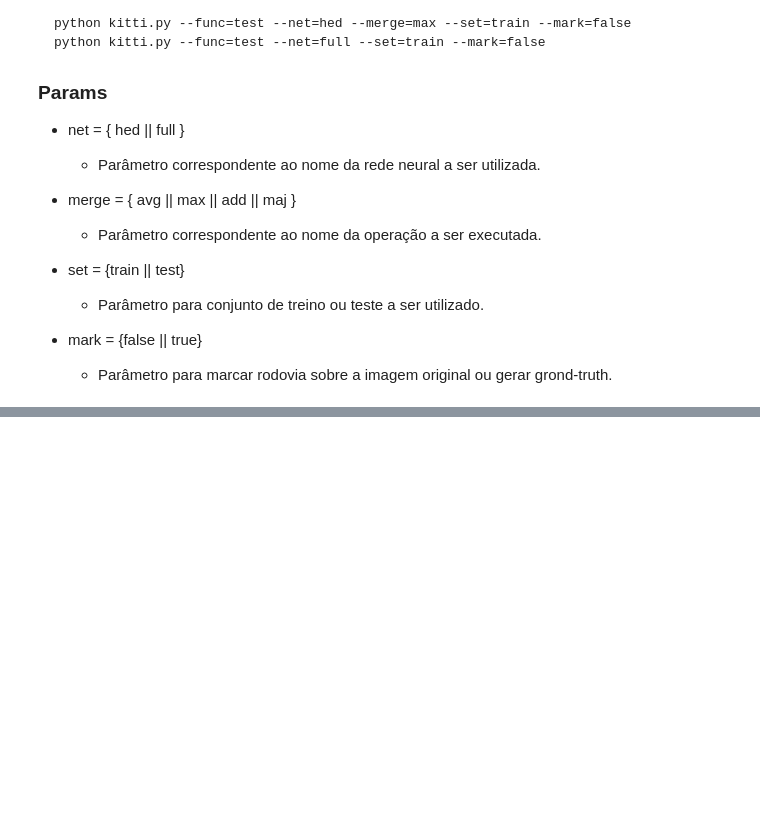
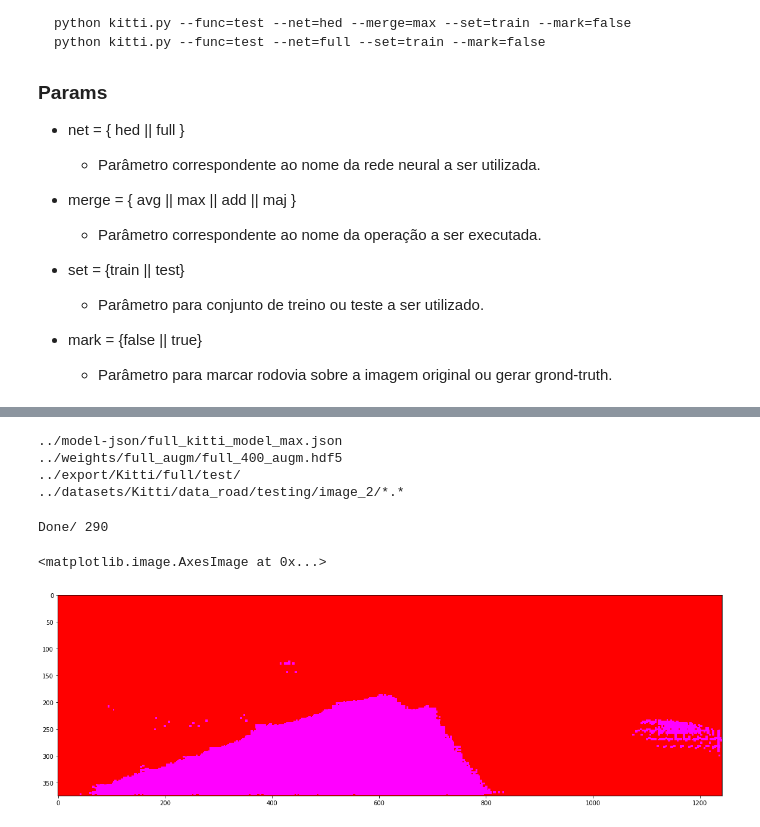
Before and after one commit to falreis/segmentation-eval, a Jupyter notebook: code/AMRP/main.ipynb, the cells around one changed output, grey strips where cells are left out. Drawn from its saved outputs; the diff is of its cells as text; code cells hidden in the pictures; blank space fills up the shorter version.

```diff
--- a/code/AMRP/main.ipynb
+++ b/code/AMRP/main.ipynb
@@ -135,6 +150,26 @@ tek.test(net='hed', merge_name='max', set_name='test', mark=True)
 # %%
+#mostrar a imagem resultante ("ground-truth" gerado)
+
 import test_kitti as tek
-tek.test(net='full', merge_name=None, set_name='test', mark=True)
+tek.test(net='full', merge_name=None, set_name='test', mark=False)
+# %% [output]
+../model-json/full_kitti_model_max.json
+../weights/full_augm/full_400_augm.hdf5
+../export/Kitti/full/test/
+../datasets/Kitti/data_road/testing/image_2/*.*
+Done/ 290
+# %%
+import matplotlib.pyplot as plt
+import matplotlib.image as mpimg
+
+img_name = '../export/Kitti/full/test/um_000000.png'
+
+img = mpimg.imread(img_name)
+plt.figure(figsize=(20,20))
+plt.imshow(img)
+# %% [output]
+<matplotlib.image.AxesImage at 0x...>
+[figure, added]
 # %% [markdown]
 ---
 ## Evaluate Results
```
Also changed, not shown: parts of 6 cells of this notebook, 4 other files.
